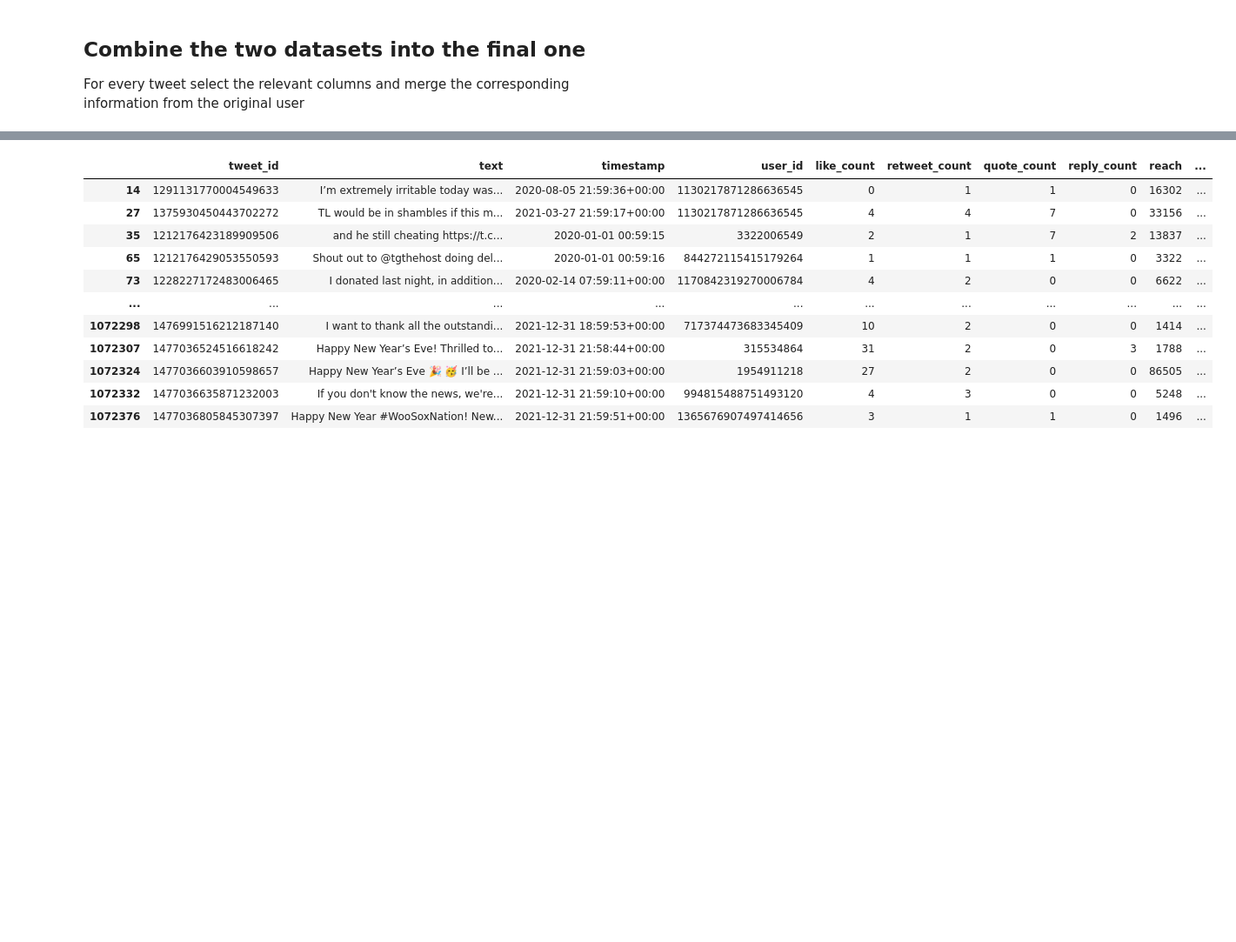
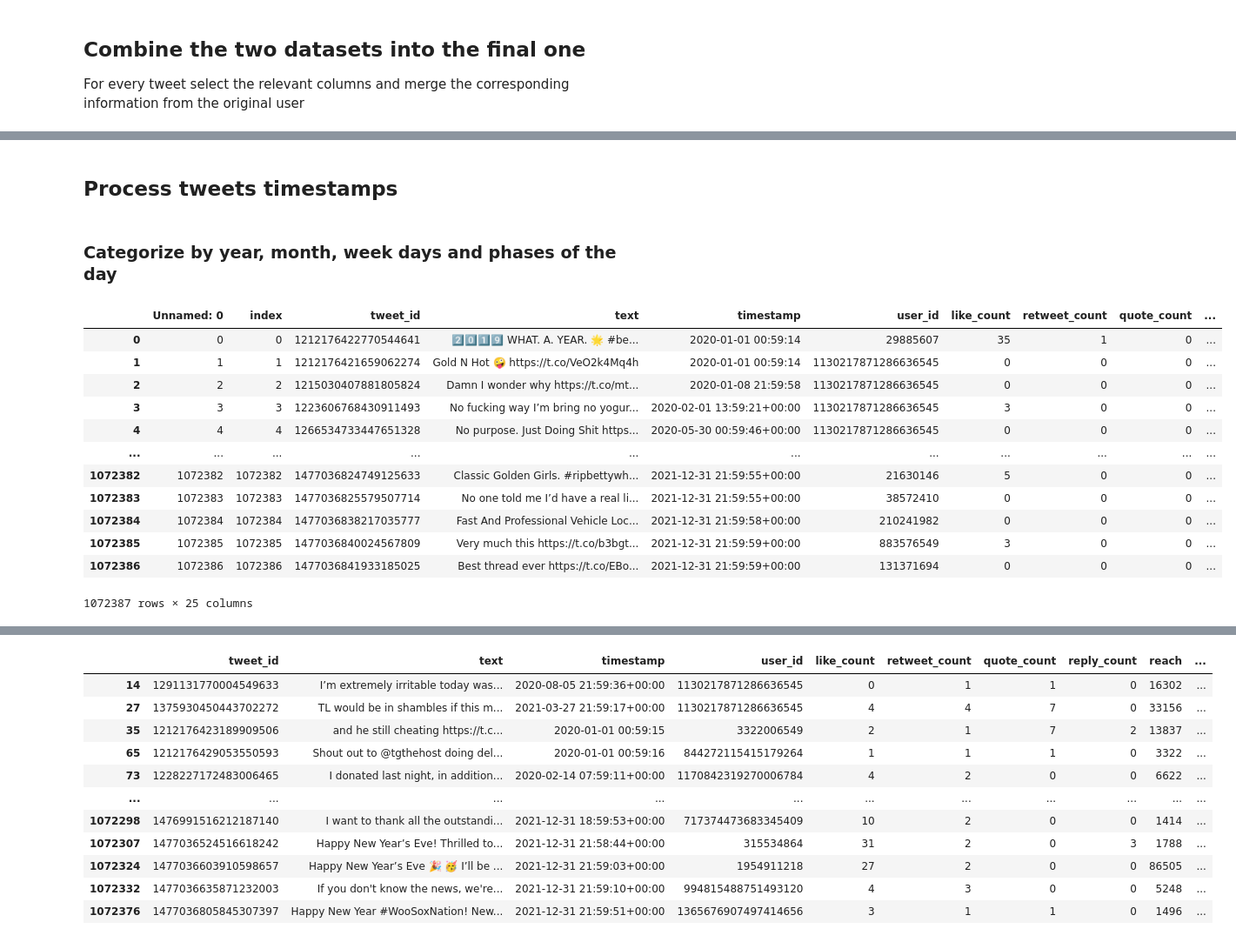
Before and after one commit to MiguelDordio/InformationFlow, a Jupyter notebook: Twitter/analysis/prepare_final_dataset.ipynb, the cells around one changed output, grey strips where cells are left out. Shown: that part at 87% size. Cells and saved outputs as stored; diff of their text form; code cells hidden in the pictures; blank space fills up the shorter version.

```diff
--- a/Twitter/analysis/prepare_final_dataset.ipynb
+++ b/Twitter/analysis/prepare_final_dataset.ipynb
@@ -378,0 +440,41 @@ df_2020_2021.head(5)
+# %% [markdown]
+## Process tweets timestamps
+# %%
+df_2020_2021 = pd.read_csv(filepath_or_buffer='../../data/tweets_2020_2021.csv', sep=",")
+# %%
+df_2020_2021['timestamp'] = pd.to_datetime(df_2020_2021['timestamp'])
+# %% [markdown]
+### Categorize by year, month, week days and phases of the day
+# %%
+def get_day_phase(hour):
+    if 0 <= hour < 7:
+        return "Dawn"
+    elif 7 <= hour < 13:
+        return "Morning"
+    elif 13 <= hour < 16:
+        return "Afternoon"
+    elif 16 <= hour < 20:
+        return "Evening"
+    elif 20 <= hour < 24:
+        return "Night"
+# %%
+df_2020_2021['year'] = df_2020_2021['timestamp'].apply(lambda x: x.year)
+df_2020_2021['month'] = df_2020_2021['timestamp'].apply(lambda x: x.strftime('%B'))
+df_2020_2021['day_of_week'] = df_2020_2021['timestamp'].apply(lambda x: x.strftime('%A'))
+df_2020_2021['day_phase'] = df_2020_2021['timestamp'].apply(lambda x: get_day_phase(int(x.hour)))
+df_2020_2021['week_idx'] = df_2020_2021['timestamp'].apply(lambda x: '%s-%s' % (x.year, '{:02d}'.format(x.isocalendar()[1])))
+df_2020_2021
+# %% [output]
+|  | Unnamed: 0 | index | tweet_id | text | timestamp | user_id | like_count | retweet_count | quote_count | ... |
+| 0 | 0 | 0 | 1212176422770544641 | 2️⃣0️⃣1️⃣9️⃣ WHAT. A. YEAR. 🌟 #be... | 2020-01-01 00:59:14 | 29885607 | 35 | 1 | 0 | ... |
+| 1 | 1 | 1 | 1212176421659062274 | Gold N Hot 🤪 https://t.co/VeO2k4Mq4h | 2020-01-01 00:59:14 | 1130217871286636545 | 0 | 0 | 0 | ... |
+| 2 | 2 | 2 | 1215030407881805824 | Damn I wonder why https://t.co/mt... | 2020-01-08 21:59:58 | 1130217871286636545 | 0 | 0 | 0 | ... |
+| 3 | 3 | 3 | 1223606768430911493 | No fucking way I’m bring no yogur... | 2020-02-01 13:59:21+00:00 | 1130217871286636545 | 3 | 0 | 0 | ... |
+| 4 | 4 | 4 | 1266534733447651328 | No purpose. Just Doing Shit https... | 2020-05-30 00:59:46+00:00 | 1130217871286636545 | 0 | 0 | 0 | ... |
+| ... | ... | ... | ... | ... | ... | ... | ... | ... | ... | ... |
+| 1072382 | 1072382 | 1072382 | 1477036824749125633 | Classic Golden Girls. #ripbettywh... | 2021-12-31 21:59:55+00:00 | 21630146 | 5 | 0 | 0 | ... |
+| 1072383 | 1072383 | 1072383 | 1477036825579507714 | No one told me I’d have a real li... | 2021-12-31 21:59:55+00:00 | 38572410 | 0 | 0 | 0 | ... |
+| 1072384 | 1072384 | 1072384 | 1477036838217035777 | Fast And Professional Vehicle Loc... | 2021-12-31 21:59:58+00:00 | 210241982 | 0 | 0 | 0 | ... |
+| 1072385 | 1072385 | 1072385 | 1477036840024567809 | Very much this https://t.co/b3bgt... | 2021-12-31 21:59:59+00:00 | 883576549 | 3 | 0 | 0 | ... |
+| 1072386 | 1072386 | 1072386 | 1477036841933185025 | Best thread ever https://t.co/EBo... | 2021-12-31 21:59:59+00:00 | 131371694 | 0 | 0 | 0 | ... |
+1072387 rows × 25 columns
```
Also changed, not shown: parts of 13 cells of this notebook, 1 other file.
